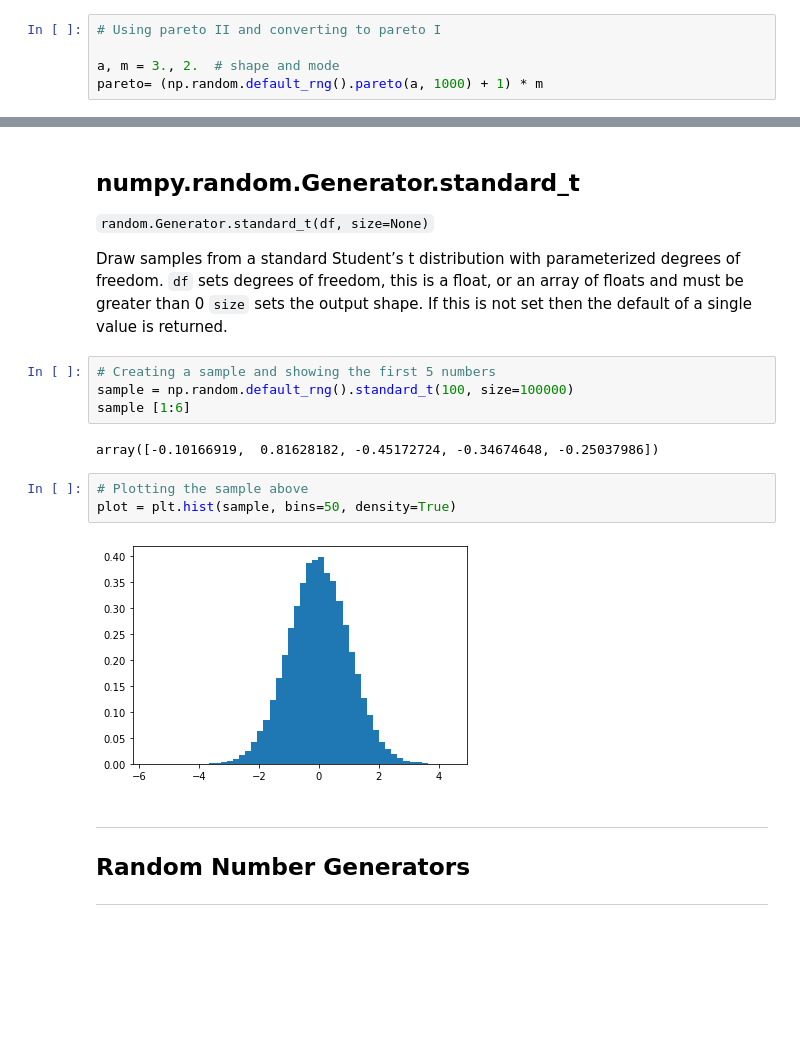
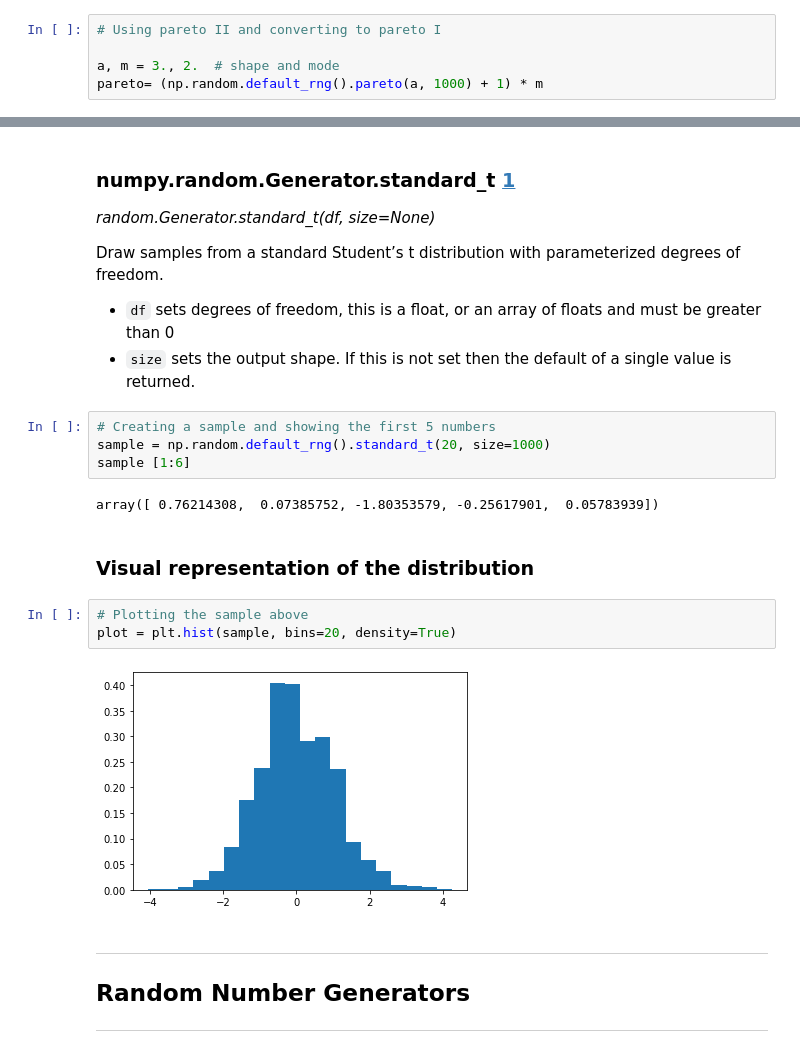
Before and after one commit to kaob1991/Programming-DA-project-2, a Jupyter notebook: Numpy-project.ipynb, the cells around one changed output, grey strips where cells are left out. Drawn from its saved outputs; the diff is of its cells as text; blank space fills up the shorter version.

````diff
--- a/Numpy-project.ipynb
+++ b/Numpy-project.ipynb
@@ -1068,25 +919,28 @@ In addition, the Student's t-distribution arises frequently in Bayesian statisti
 [4]: https://www.statisticshowto.com/probability-and-statistics/t-distribution/
 [5]: https://www.statsdirect.co.uk/help/distributions/t.htm
 # %% [markdown]
-## numpy.random.Generator.standard_t
+### numpy.random.Generator.standard_t [1]
 
-
-```random.Generator.standard_t(df, size=None)```
+*random.Generator.standard_t(df, size=None)*
 
 Draw samples from a standard Student’s t distribution with parameterized degrees of freedom.
-```df``` sets degrees of freedom, this is a float, or an array of floats and must be greater than 0
-```size``` sets the output shape. If this is not set then the default of a single value is returned.
+- ```df``` sets degrees of freedom, this is a float, or an array of floats and must be greater than 0
+- ```size``` sets the output shape. If this is not set then the default of a single value is returned.
+
+[1]: https://numpy.org/doc/stable/reference/random/generated/numpy.random.Generator.standard_t.html?highlight=standard_t#numpy.random.Generator.standard_t
 # %%
 # Creating a sample and showing the first 5 numbers
-sample = np.random.default_rng().standard_t(100, size=100000)
+sample = np.random.default_rng().standard_t(20, size=1000)
 sample [1:6]
 # %% [output]
-array([-0.10166919,  0.81628182, -0.45172724, -0.34674648, -0.25037986])
+array([ 0.76214308,  0.07385752, -1.80353579, -0.25617901,  0.05783939])
+# %% [markdown]
+### Visual representation of the distribution
 # %%
 # Plotting the sample above
-plot = plt.hist(sample, bins=50, density=True)
+plot = plt.hist(sample, bins=20, density=True)
 # %% [output]
-[figure, old version]
+[figure, new version]
 # %% [markdown]
 ***
 ## Random Number Generators
````
Also changed, not shown: parts of 53 cells of this notebook.
